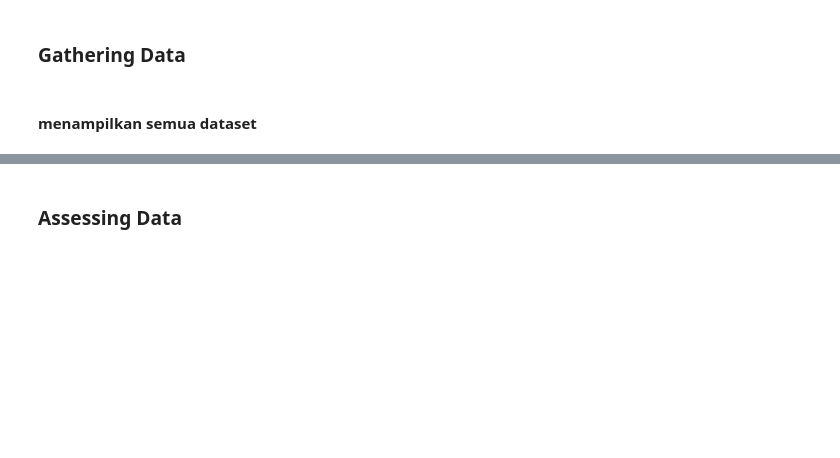
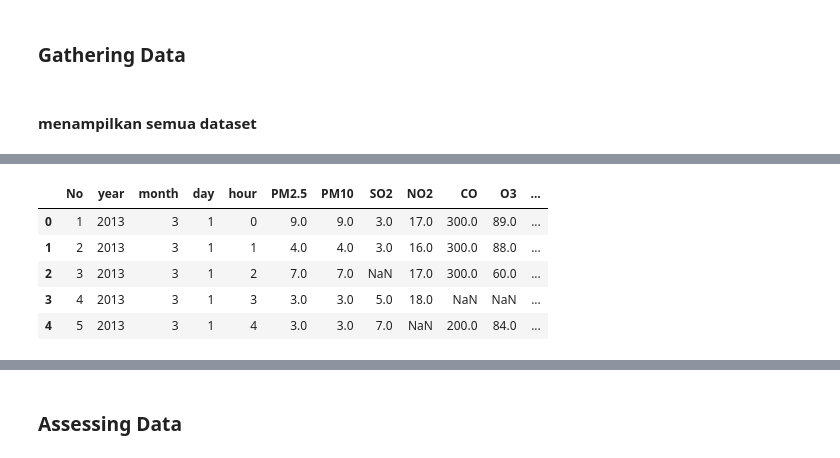
Before and after one commit to Arif-0123/Proyek_Analisis_Data, a Jupyter notebook: Air Quality Dataset/submision/notebook.ipynb, the cells around one changed output, grey strips where cells are left out. Cells and saved outputs as stored; diff of their text form; code cells hidden in the pictures; blank space fills up the shorter version.

```diff
--- a/Air Quality Dataset/submision/notebook.ipynb
+++ b/Air Quality Dataset/submision/notebook.ipynb
@@ -27,0 +58,10 @@ import seaborn as sn
+# %%
+Dongsi_df = pd.read_csv("https://raw.githubusercontent.com/Arif-0123/Proyek_Analisis_Data/main/Air%20Quality%20Dataset/submision/data/PRSA_Data_Dongsi_20130301-20170228.csv")
+Dongsi_df.head()
+# %% [output]
+|  | No | year | month | day | hour | PM2.5 | PM10 | SO2 | NO2 | CO | O3 | ... |
+| 0 | 1 | 2013 | 3 | 1 | 0 | 9.0 | 9.0 | 3.0 | 17.0 | 300.0 | 89.0 | ... |
+| 1 | 2 | 2013 | 3 | 1 | 1 | 4.0 | 4.0 | 3.0 | 16.0 | 300.0 | 88.0 | ... |
+| 2 | 3 | 2013 | 3 | 1 | 2 | 7.0 | 7.0 | NaN | 17.0 | 300.0 | 60.0 | ... |
+| 3 | 4 | 2013 | 3 | 1 | 3 | 3.0 | 3.0 | 5.0 | 18.0 | NaN | NaN | ... |
+| 4 | 5 | 2013 | 3 | 1 | 4 | 3.0 | 3.0 | 7.0 | NaN | 200.0 | 84.0 | ... |
```
Also changed, not shown: parts of 11 cells of this notebook.
